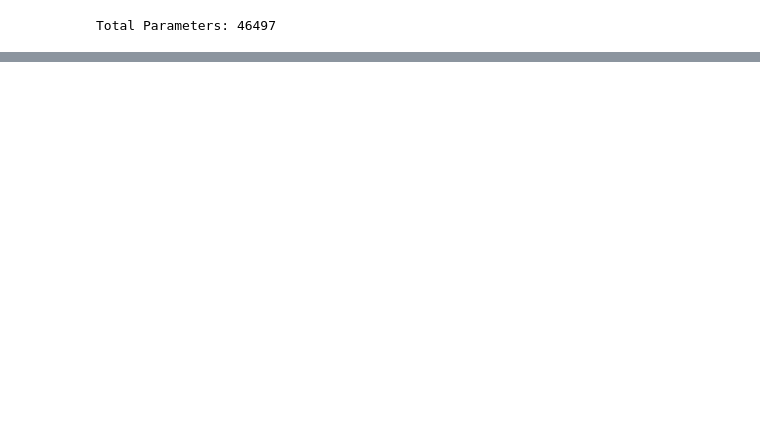
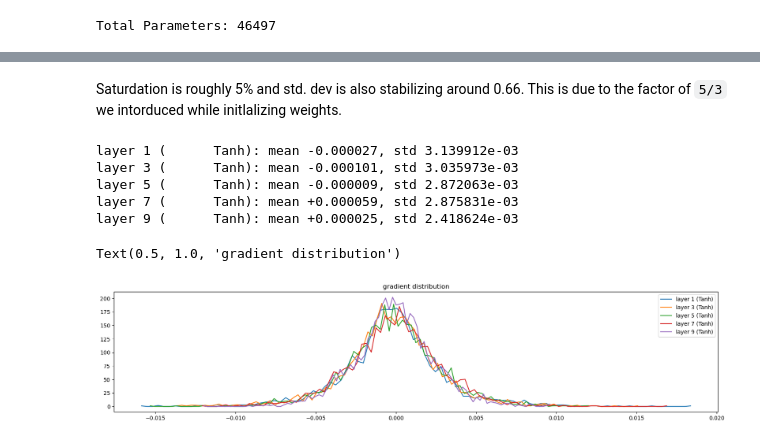
Before and after one commit to blackbird71SR/CharacterLLMs, a Jupyter notebook: build_makemore_part2.ipynb, the cells around one changed output, grey strips where cells are left out. Drawn from its saved outputs; the diff is of its cells as text; code cells hidden in the pictures; blank space fills up the shorter version.

```diff
--- a/build_makemore_part2.ipynb
+++ b/build_makemore_part2.ipynb
@@ -841,0 +989,22 @@ trainModel(Xtr, Ytr, layers, parameters, static_parameters, BLOCK_SIZE, N_EMBED,
+# %% [markdown]
+Saturdation is roughly 5% and std. dev is also stabilizing around 0.66. This is due to the factor of `5/3` we intorduced while initlalizing weights.
+# %%
+plt.figure(figsize=(20,4))
+legends=[]
+for i,layer in enumerate(layers[:-1]):
+  if isinstance(layer, Tanh):
+    t = layer.out.grad
+    print('layer %d (%10s): mean %+f, std %e' % (i, layer.__class__.__name__, t.mean(), t.std()))
+    hy, hx = torch.histogram(t, density=True)
+    plt.plot(hx[:-1].detach(), hy.detach())
+    legends.append(f'layer {i} ({layer.__class__.__name__})')
+plt.legend(legends)
+plt.title('gradient distribution')
+# %% [output]
+layer 1 (      Tanh): mean -0.000027, std 3.139912e-03
+layer 3 (      Tanh): mean -0.000101, std 3.035973e-03
+layer 5 (      Tanh): mean -0.000009, std 2.872063e-03
+layer 7 (      Tanh): mean +0.000059, std 2.875831e-03
+layer 9 (      Tanh): mean +0.000025, std 2.418624e-03
+Text(0.5, 1.0, 'gradient distribution')
+[figure, added]
```
Also changed, not shown: parts of 12 cells of this notebook.
